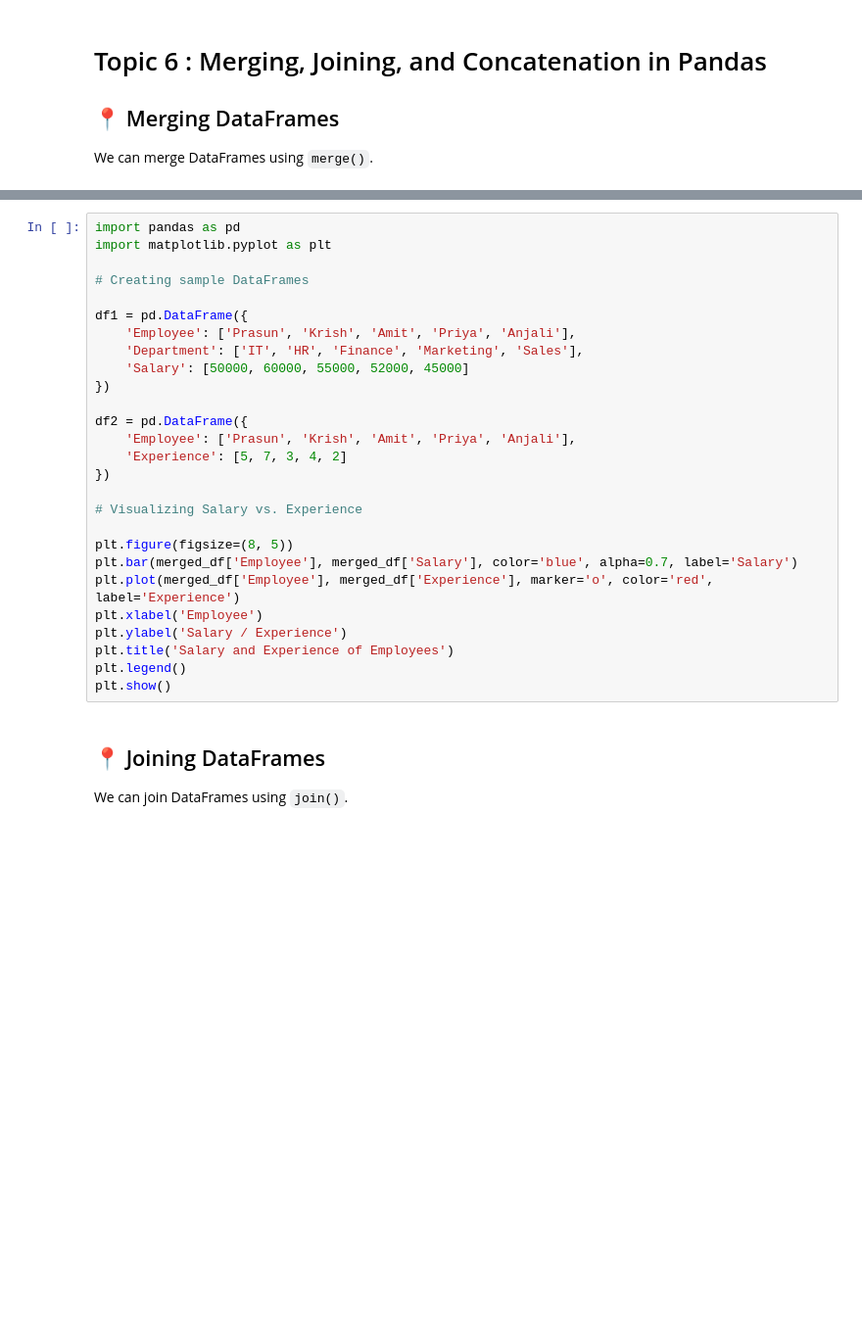
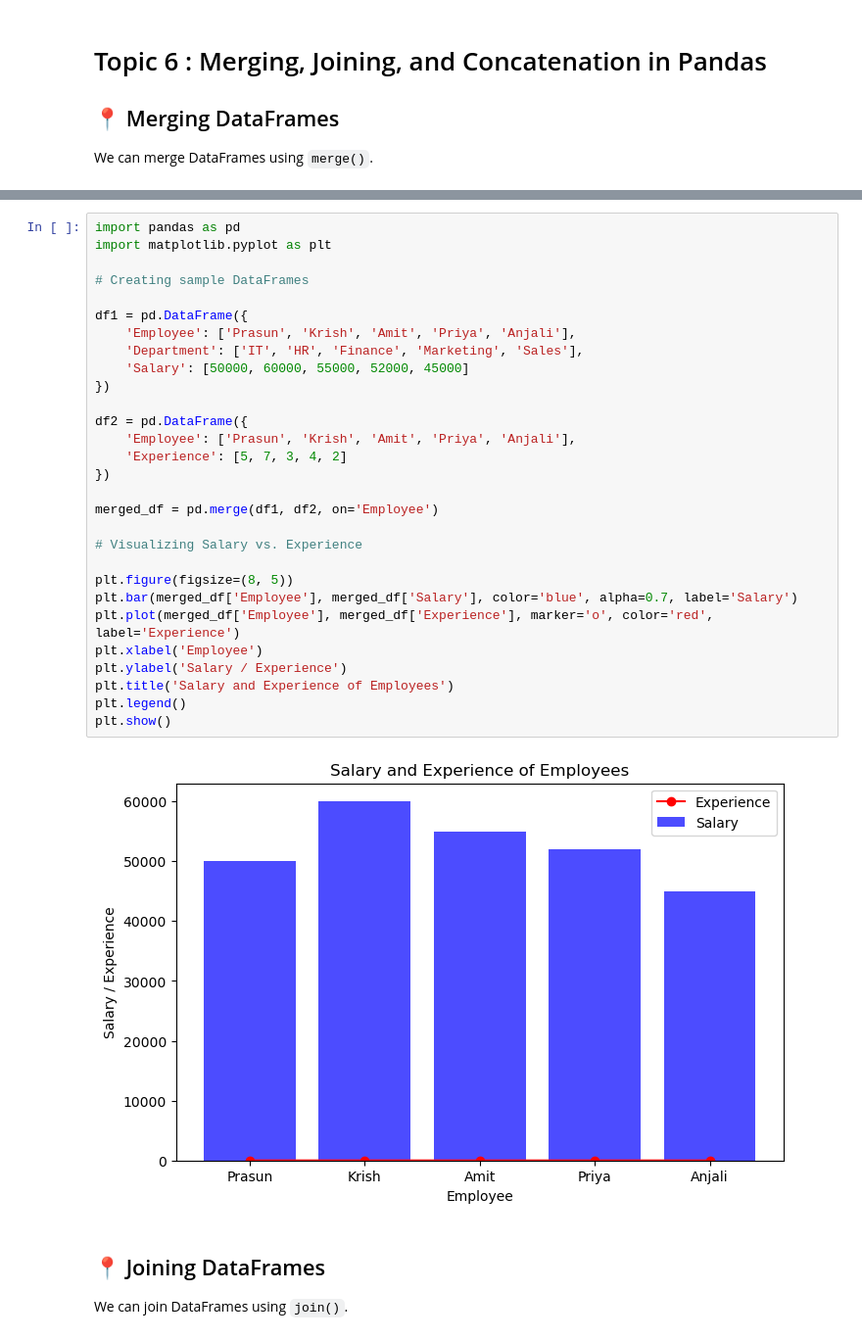
Before and after one commit to atjlok/ML, a Jupyter notebook: pandas-wp.ipynb, the cells around one changed output, grey strips where cells are left out. Shown at 98% size. Drawn from its saved outputs; the diff is of its cells as text; blank space fills up the shorter version.

```diff
--- a/pandas-wp.ipynb
+++ b/pandas-wp.ipynb
@@ -468,33 +477,37 @@ df2 = pd.DataFrame({
 grouped_df = merged_df.groupby('Department').agg({'Salary': 'sum'}).reset_index()
 
 a = grouped_df
-# %%
-import pandas as pd
-import matplotlib.pyplot as plt
-
-# Creating sample DataFrames
-
-df1 = pd.DataFrame({
-    'Employee': ['Prasun', 'Krish', 'Amit', 'Priya', 'Anjali'],
-    'Department': ['IT', 'HR', 'Finance', 'Marketing', 'Sales'],
-    'Salary': [50000, 60000, 55000, 52000, 45000]
-})
-
-df2 = pd.DataFrame({
-    'Employee': ['Prasun', 'Krish', 'Amit', 'Priya', 'Anjali'],
-    'Experience': [5, 7, 3, 4, 2]
-})
-
-# Visualizing Salary vs. Experience
-
-plt.figure(figsize=(8, 5))
-plt.bar(merged_df['Employee'], merged_df['Salary'], color='blue', alpha=0.7, label='Salary')
-plt.plot(merged_df['Employee'], merged_df['Experience'], marker='o', color='red', label='Experience')
-plt.xlabel('Employee')
-plt.ylabel('Salary / Experience')
-plt.title('Salary and Experience of Employees')
-plt.legend()
-plt.show()
+# %%
+import pandas as pd
+import matplotlib.pyplot as plt
+
+# Creating sample DataFrames
+
+df1 = pd.DataFrame({
+    'Employee': ['Prasun', 'Krish', 'Amit', 'Priya', 'Anjali'],
+    'Department': ['IT', 'HR', 'Finance', 'Marketing', 'Sales'],
+    'Salary': [50000, 60000, 55000, 52000, 45000]
+})
+
+df2 = pd.DataFrame({
+    'Employee': ['Prasun', 'Krish', 'Amit', 'Priya', 'Anjali'],
+    'Experience': [5, 7, 3, 4, 2]
+})
+
+merged_df = pd.merge(df1, df2, on='Employee')
+
+# Visualizing Salary vs. Experience
+
+plt.figure(figsize=(8, 5))
+plt.bar(merged_df['Employee'], merged_df['Salary'], color='blue', alpha=0.7, label='Salary')
+plt.plot(merged_df['Employee'], merged_df['Experience'], marker='o', color='red', label='Experience')
+plt.xlabel('Employee')
+plt.ylabel('Salary / Experience')
+plt.title('Salary and Experience of Employees')
+plt.legend()
+plt.show()
+# %% [output]
+[figure, added]
 # %% [markdown]
 
 ## 📍 Joining DataFrames
```
Also changed, not shown: parts of 19 cells of this notebook.
